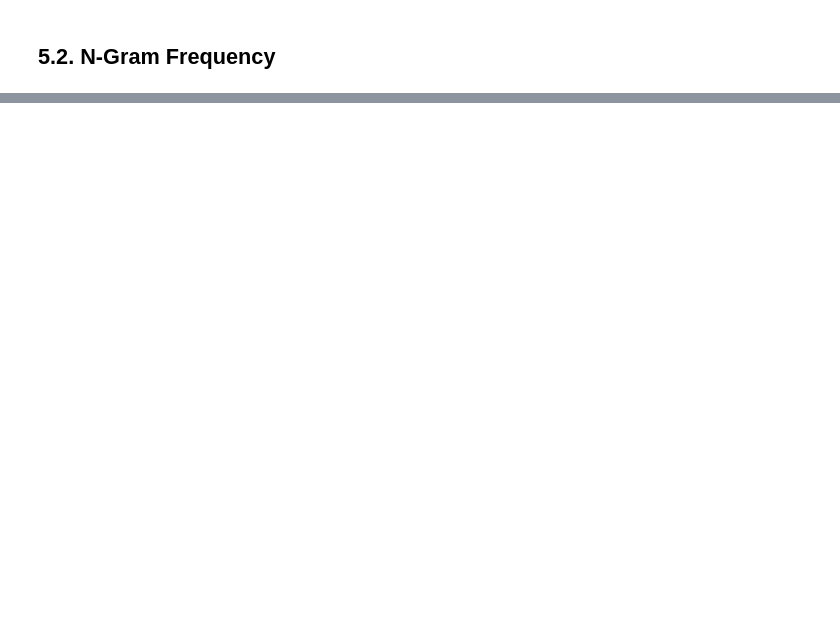
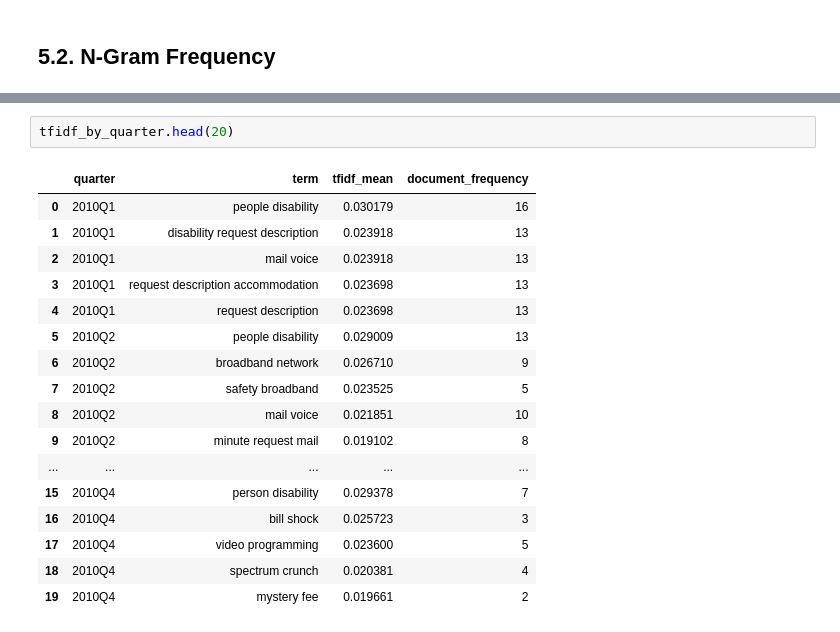
Before and after one commit to YoungbokYi/Text-Mining-FCC-Documents, a Jupyter notebook: Trend_Analysis.ipynb, the cells around one changed output, grey strips where cells are left out. Drawn from its saved outputs; the diff is of its cells as text; blank space fills up the shorter version.

```diff
--- a/Trend_Analysis.ipynb
+++ b/Trend_Analysis.ipynb
@@ -412,0 +847,20 @@ raw_term_freq_by_month.head(40)
+# %%
+tfidf_by_quarter.head(20)
+# %% [output]
+|  | quarter | term | tfidf_mean | document_frequency |
+| 0 | 2010Q1 | people disability | 0.030179 | 16 |
+| 1 | 2010Q1 | disability request description | 0.023918 | 13 |
+| 2 | 2010Q1 | mail voice | 0.023918 | 13 |
+| 3 | 2010Q1 | request description accommodation | 0.023698 | 13 |
+| 4 | 2010Q1 | request description | 0.023698 | 13 |
+| 5 | 2010Q2 | people disability | 0.029009 | 13 |
+| 6 | 2010Q2 | broadband network | 0.026710 | 9 |
+| 7 | 2010Q2 | safety broadband | 0.023525 | 5 |
+| 8 | 2010Q2 | mail voice | 0.021851 | 10 |
+| 9 | 2010Q2 | minute request mail | 0.019102 | 8 |
+| ... | ... | ... | ... | ... |
+| 15 | 2010Q4 | person disability | 0.029378 | 7 |
+| 16 | 2010Q4 | bill shock | 0.025723 | 3 |
+| 17 | 2010Q4 | video programming | 0.023600 | 5 |
+| 18 | 2010Q4 | spectrum crunch | 0.020381 | 4 |
+| 19 | 2010Q4 | mystery fee | 0.019661 | 2 |
```
Also changed, not shown: parts of 42 cells of this notebook.
